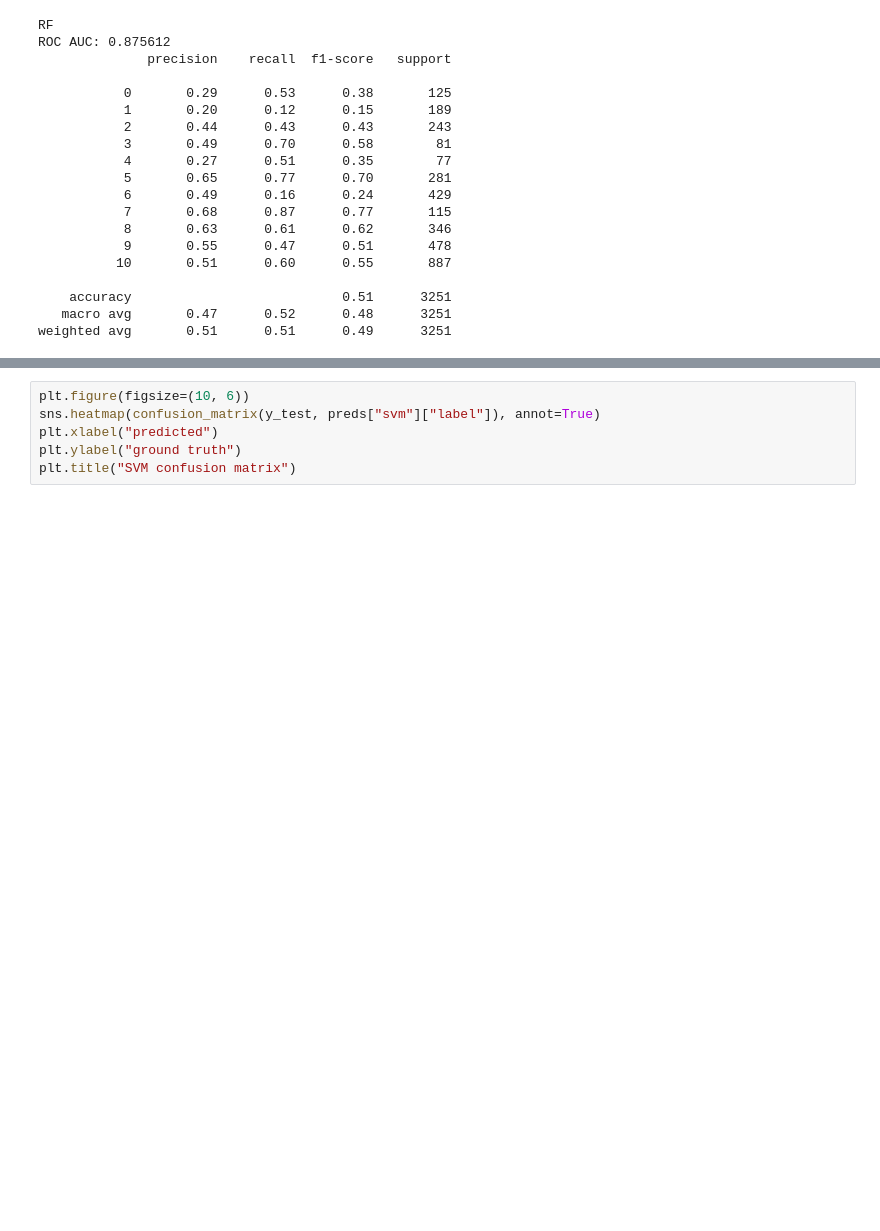
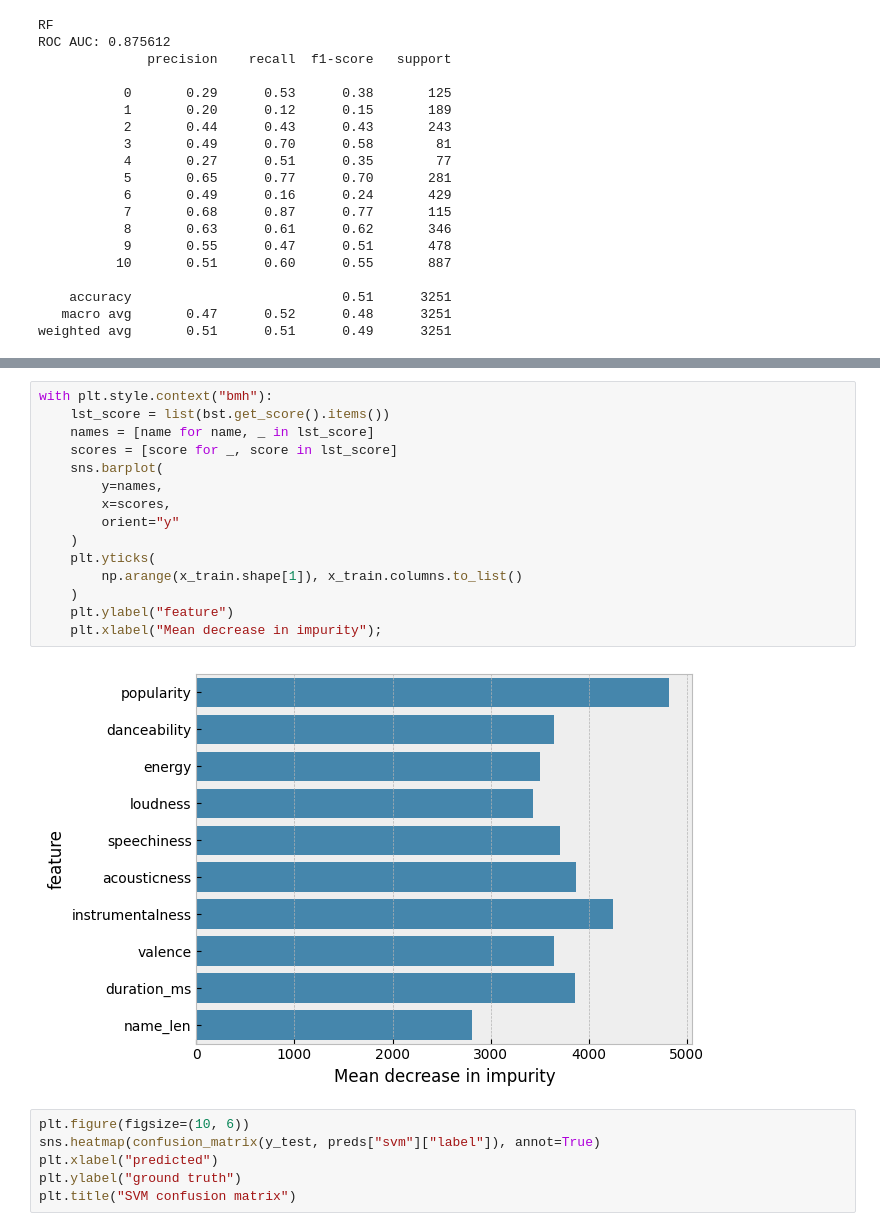
Before and after one commit to ExtremCode/music_classification, a Jupyter notebook: EDA.ipynb, the cells around one changed output, grey strips where cells are left out. Saved outputs shown, nothing was run; the diff lists cells and outputs as text; blank space fills up the shorter version.

```diff
--- a/EDA.ipynb
+++ b/EDA.ipynb
@@ -900,3 +1102,20 @@ with open("data_files/test_preds.pkl", "wb") as f:
+# %%
+with plt.style.context("bmh"):
+    lst_score = list(bst.get_score().items())
+    names = [name for name, _ in lst_score]
+    scores = [score for _, score in lst_score]
+    sns.barplot(
+        y=names,
+        x=scores,
+        orient="y"
+    )
+    plt.yticks(
+        np.arange(x_train.shape[1]), x_train.columns.to_list()
+    )
+    plt.ylabel("feature")
+    plt.xlabel("Mean decrease in impurity");
+# %% [output]
+[figure, added]
 # %%
 plt.figure(figsize=(10, 6))
 sns.heatmap(confusion_matrix(y_test, preds["svm"]["label"]), annot=True)
```
Also changed, not shown: parts of 8 cells of this notebook, 2 other files.
